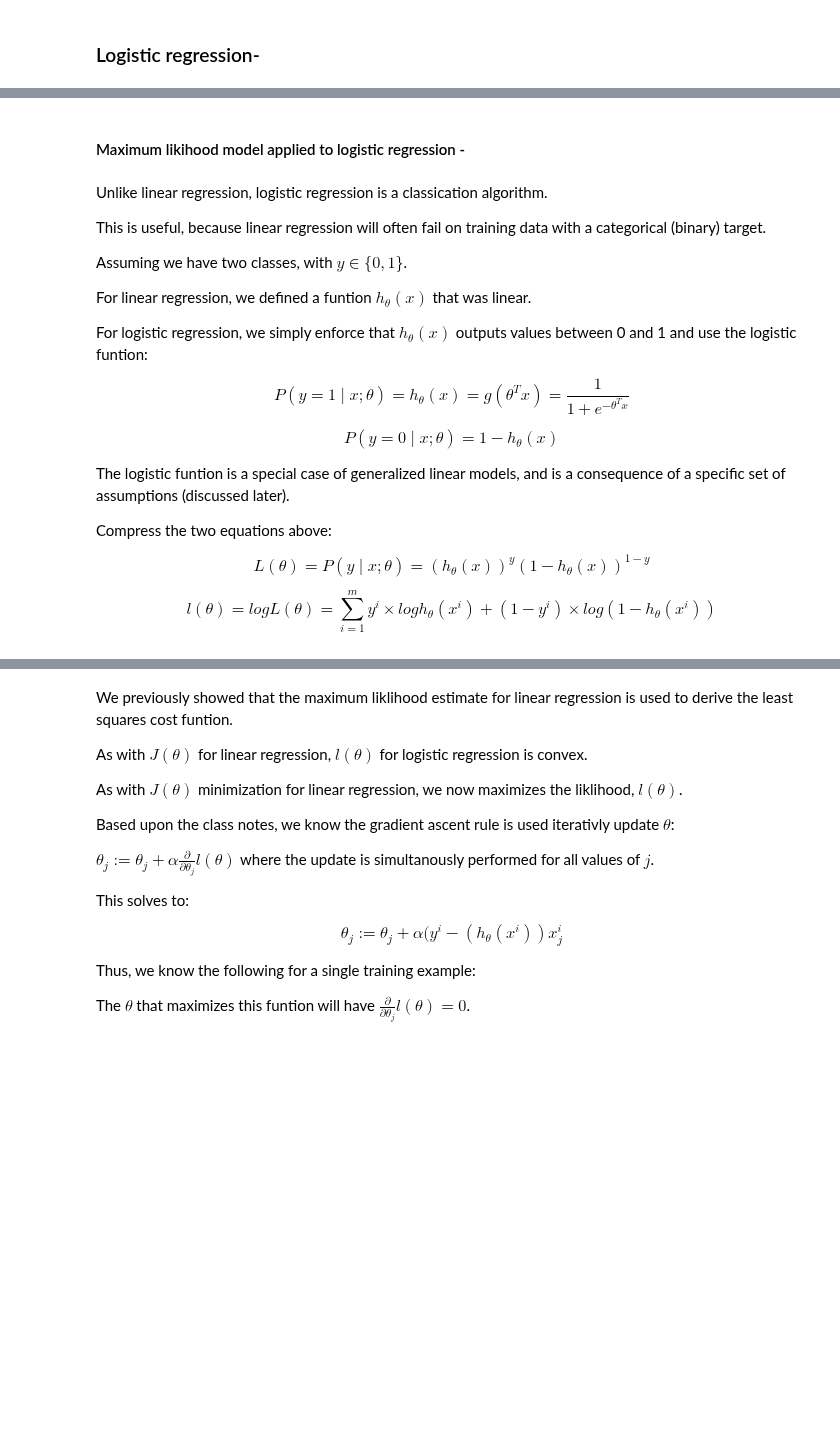
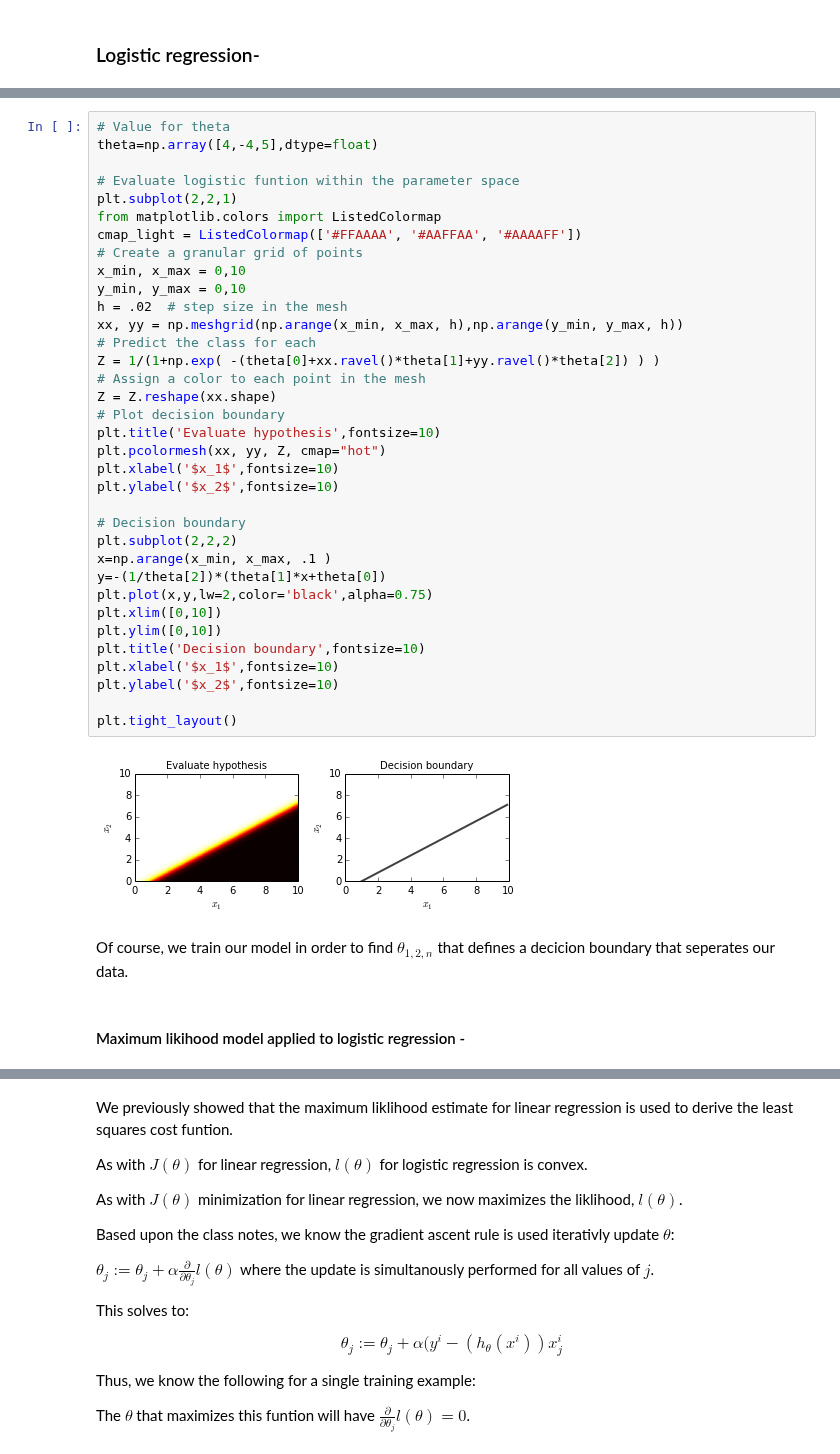
Before and after one commit to lmart999/CS229, a Jupyter notebook: CS229.ipynb, the cells around one changed output, grey strips where cells are left out. Cells and saved outputs as stored; diff of their text form; blank space fills up the shorter version.

```diff
--- a/CS229.ipynb
+++ b/CS229.ipynb
@@ -430,24 +457,41 @@ Furthermore, we now see that the Gaussian assumption underpins the previously de
+# %%
+# Value for theta
+theta=np.array([4,-4,5],dtype=float)
+
+# Evaluate logistic funtion within the parameter space
+plt.subplot(2,2,1)
+from matplotlib.colors import ListedColormap
+cmap_light = ListedColormap(['#FFAAAA', '#AAFFAA', '#AAAAFF'])
+# Create a granular grid of points
+x_min, x_max = 0,10
+y_min, y_max = 0,10
+h = .02  # step size in the mesh
+xx, yy = np.meshgrid(np.arange(x_min, x_max, h),np.arange(y_min, y_max, h))
+# Predict the class for each
+Z = 1/(1+np.exp( -(theta[0]+xx.ravel()*theta[1]+yy.ravel()*theta[2]) ) )
+# Assign a color to each point in the mesh
+Z = Z.reshape(xx.shape)
+# Plot decision boundary
+plt.title('Evaluate hypothesis',fontsize=10)
+plt.pcolormesh(xx, yy, Z, cmap="hot")
+plt.xlabel('$x_1$',fontsize=10)
+plt.ylabel('$x_2$',fontsize=10)
+
+# Decision boundary
+plt.subplot(2,2,2)
+x=np.arange(x_min, x_max, .1 )
+y=-(1/theta[2])*(theta[1]*x+theta[0])
+plt.plot(x,y,lw=2,color='black',alpha=0.75)
+plt.xlim([0,10])
+plt.ylim([0,10])
+plt.title('Decision boundary',fontsize=10)
+plt.xlabel('$x_1$',fontsize=10)
+plt.ylabel('$x_2$',fontsize=10)
+
+plt.tight_layout()
+# %% [output]
+[figure, added]
+# %% [markdown]
+Of course, we train our model in order to find $\theta_{1,2,n}$ that defines a decicion boundary that seperates our data.
 # %% [markdown]
 #### Maximum likihood model applied to logistic regression -
-# %% [markdown]
-Unlike linear regression, logistic regression is a classication algorithm.
-
-This is useful, because linear regression will often fail on training data with a categorical (binary) target.
-
-Assuming we have two classes, with $y \in \{0,1\}$.
-
-For linear regression, we defined a funtion $h_{\theta}(x)$ that was linear.
-
-For logistic regression, we simply enforce that $h_{\theta}(x)$ outputs values between 0 and 1 and use the logistic funtion:
-
-$$ P(y=1 \mid x;\theta) = h_{\theta}(x) = g(\theta^T x) = \frac{1}{1+e^{-\theta^T x}}$$
-
-$$ P(y=0 \mid x;\theta) = 1 - h_{\theta}(x) $$
-
-The logistic funtion is a special case of generalized linear models, and is a consequence of a specific set of assumptions (discussed later).
-
-Compress the two equations above:
-
-$$ L(\theta) = P(y \mid x;\theta) = (h_{\theta}(x))^y (1 - h_{\theta}(x))^{1-y} $$
-
-$$ l(\theta) = log L(\theta) = \sum\limits_{i=1}^m y^i \times log h_{\theta}(x^i) + (1-y^i) \times log(1- h_{\theta}(x^i)) $$
```
Also changed, not shown: parts of 39 cells of this notebook.
